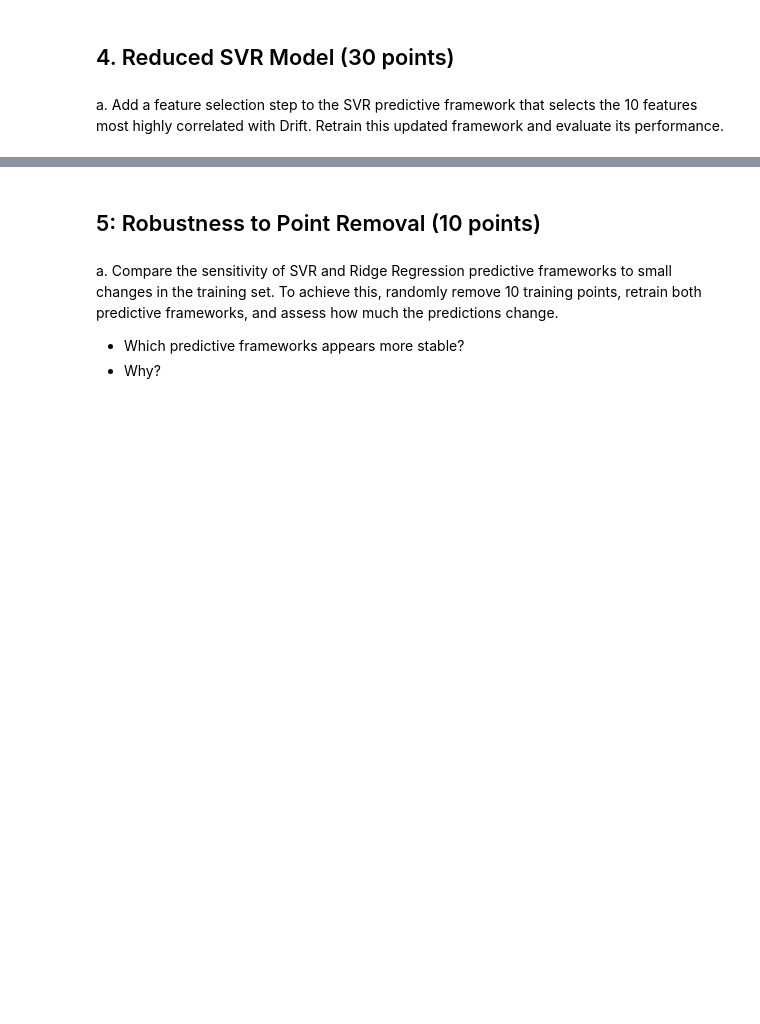
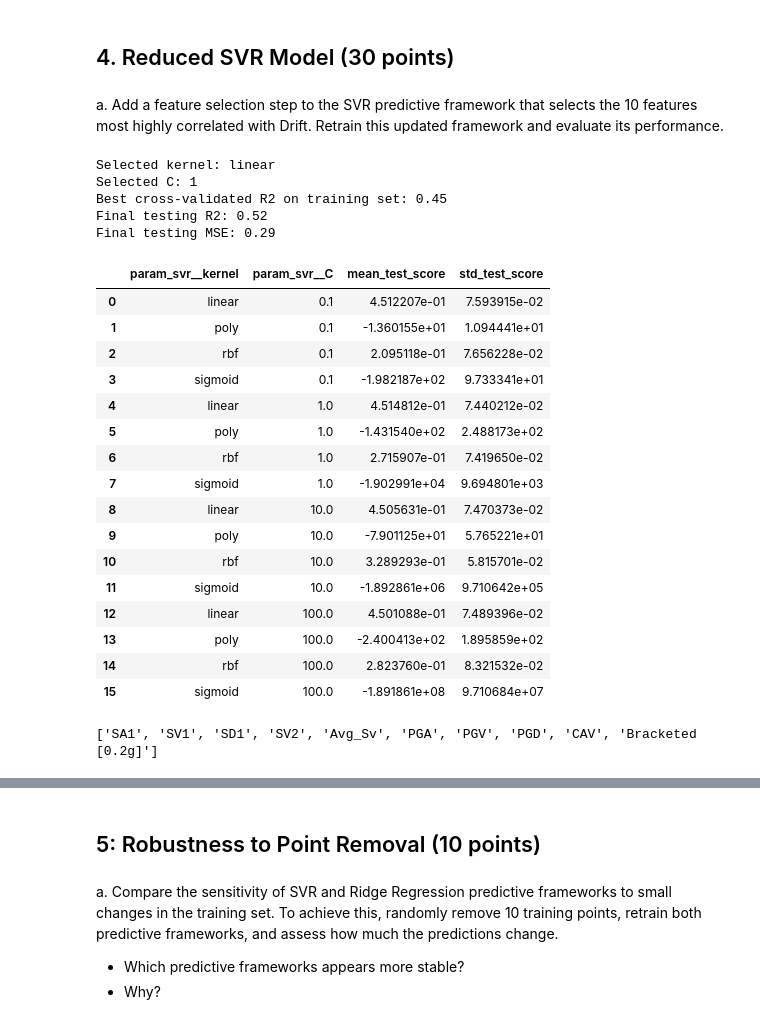
Before and after one commit to fortunecookie040/DS_4021_Labs, a Jupyter notebook: 02_Lab/02-seismic-support-vector-regression.ipynb, the cells around one changed output, grey strips where cells are left out. Saved outputs shown, nothing was run; the diff lists cells and outputs as text; code cells hidden in the pictures; blank space fills up the shorter version.

```diff
--- a/02_Lab/02-seismic-support-vector-regression.ipynb
+++ b/02_Lab/02-seismic-support-vector-regression.ipynb
@@ -100,7 +100,7 @@ a. Load the dataset accompanying this lab and create a new dataset containing th
 # Build X and y (41 input features from Table 3 of the paper + Drift)
 import pandas as pd
 
-df = pd.read_excel('data_lab02 (1).xlsx', header=1, skiprows=[2])
+df = pd.read_excel('/Users/chloewang/Desktop/DS_4021/DS_4021_Labs/02_Lab/data_lab02 (1).xlsx', header=1, skiprows=[2])
 
 # Paper names in comments, dataset column names in the list
 feature_cols = [
@@ -232,7 +260,76 @@ Which predictive framework appears to perform better at this task?
 # %% [markdown]
 a. Add a feature selection step to the SVR predictive framework that selects the 10 features most highly correlated with Drift. Retrain  this updated framework and evaluate its performance.
 # %%
-# [Your code here]
+from sklearn.feature_selection import SelectKBest, f_regression
+from sklearn.preprocessing import StandardScaler
+
+svr_regressor_fs = Pipeline([
+    ("scaler", StandardScaler()),
+    ("selector", SelectKBest(score_func = f_regression, k = 10)),
+    ("svr", SVR()),
+])
+
+candidate_grid_fs = {
+    "svr__kernel": ["linear", "poly", "rbf", "sigmoid"],
+    "svr__C": [0.1, 1, 10, 100],
+}
+
+svr_search_fs = GridSearchCV(
+    estimator=svr_regressor_fs,
+    param_grid=candidate_grid_fs,
+    scoring="r2",
+    cv=inner_cv,
+    n_jobs=-1,
+)
+
+svr_search_fs.fit(X_train, y_train)
+
+svr_preds_fs = svr_search_fs.best_estimator_.predict(X_test)
+svr_r2_fs = r2_score(y_test, svr_preds_fs)
+svr_mse_fs = mean_squared_error(y_test, svr_preds_fs)
+
+print(f"Selected kernel: {svr_search_fs.best_params_['svr__kernel']}")
+print(f"Selected C: {svr_search_fs.best_params_['svr__C']}")
+print(f"Best cross-validated R2 on training set: {svr_search_fs.best_score_:.2f}")
+print(f"Final testing R2: {svr_r2_fs:.2f}")
+print(f"Final testing MSE: {svr_mse_fs:.2f}")
+
+cv_results_fs = pd.DataFrame(svr_search_fs.cv_results_)
+cv_results_fs[["param_svr__kernel", "param_svr__C", "mean_test_score", "std_test_score"]]
+
+# The selected 10 features
+selector = svr_search_fs.best_estimator_.named_steps["selector"]
+selected_features = X_train.columns[selector.get_support()]
+print(selected_features.tolist())
+# %% [output]
+Selected kernel: linear
+Selected C: 1
+Best cross-validated R2 on training set: 0.45
+Final testing R2: 0.52
+Final testing MSE: 0.29
+|  | param_svr__kernel | param_svr__C | mean_test_score | std_test_score |
+| 0 | linear | 0.1 | 4.512207e-01 | 7.593915e-02 |
+| 1 | poly | 0.1 | -1.360155e+01 | 1.094441e+01 |
+| 2 | rbf | 0.1 | 2.095118e-01 | 7.656228e-02 |
+| 3 | sigmoid | 0.1 | -1.982187e+02 | 9.733341e+01 |
+| 4 | linear | 1.0 | 4.514812e-01 | 7.440212e-02 |
+| 5 | poly | 1.0 | -1.431540e+02 | 2.488173e+02 |
+| 6 | rbf | 1.0 | 2.715907e-01 | 7.419650e-02 |
+| 7 | sigmoid | 1.0 | -1.902991e+04 | 9.694801e+03 |
+| 8 | linear | 10.0 | 4.505631e-01 | 7.470373e-02 |
+| 9 | poly | 10.0 | -7.901125e+01 | 5.765221e+01 |
+| 10 | rbf | 10.0 | 3.289293e-01 | 5.815701e-02 |
+| 11 | sigmoid | 10.0 | -1.892861e+06 | 9.710642e+05 |
+| 12 | linear | 100.0 | 4.501088e-01 | 7.489396e-02 |
+| 13 | poly | 100.0 | -2.400413e+02 | 1.895859e+02 |
+| 14 | rbf | 100.0 | 2.823760e-01 | 8.321532e-02 |
+| 15 | sigmoid | 100.0 | -1.891861e+08 | 9.710684e+07 |
+# %%
+selector = svr_search_fs.best_estimator_.named_steps["selector"]
+selected_features = X_train.columns[selector.get_support()]
+print(selected_features.tolist())
+# %% [output]
+['SA1', 'SV1', 'SD1', 'SV2', 'Avg_Sv', 'PGA', 'PGV', 'PGD', 'CAV', 'Bracketed [0.2g]']
 # %% [markdown]
 Subsequently, answer the following questions:
 
```
Also changed, not shown: parts of 7 cells of this notebook.
